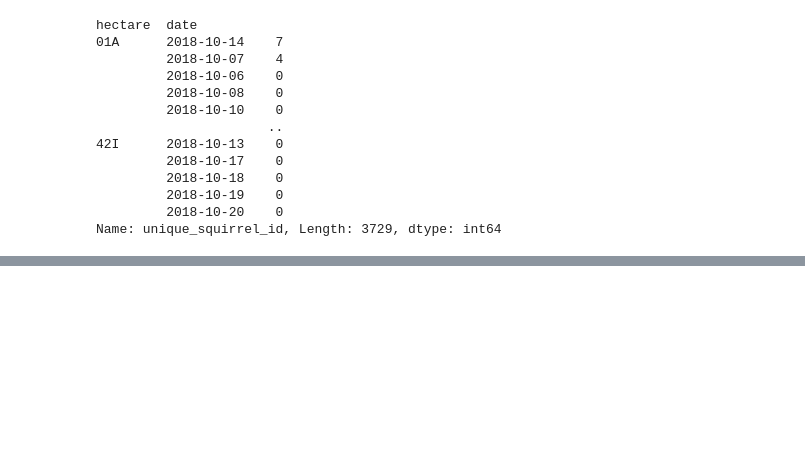
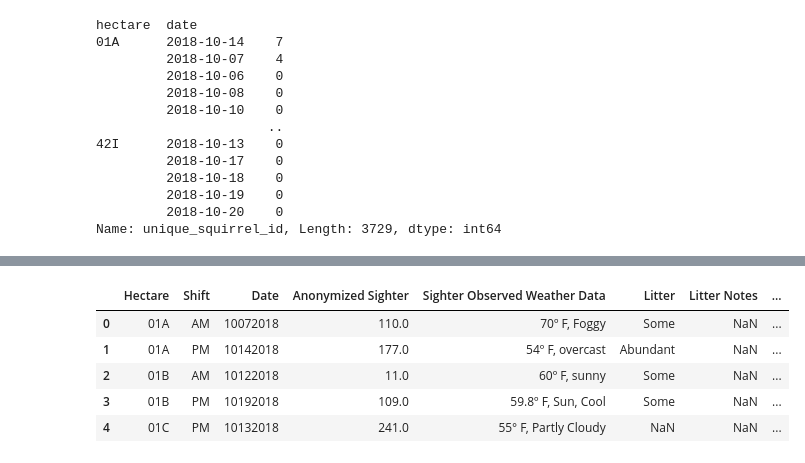
Before and after one commit to WookwonShim/data-analysis, a Jupyter notebook: 2018_central_park_squirrel_census.ipynb, the cells around one changed output, grey strips where cells are left out. Saved outputs shown, nothing was run; the diff lists cells and outputs as text; code cells hidden in the pictures; blank space fills up the shorter version.

```diff
--- a/2018_central_park_squirrel_census.ipynb
+++ b/2018_central_park_squirrel_census.ipynb
@@ -440,0 +468,14 @@ Name: unique_squirrel_id, Length: 3729, dtype: int64
+# %%
+hectare.head()
+
+# take a look at sighters
+# take a look at the time. the data dictionary wasn't available for hectare-data.
+# see the num of squir
+# litter is tracked? does it attrac squirrels?
+# %% [output]
+|  | Hectare | Shift | Date | Anonymized Sighter | Sighter Observed Weather Data | Litter | Litter Notes | ... |
+| 0 | 01A | AM | 10072018 | 110.0 | 70º F, Foggy | Some | NaN | ... |
+| 1 | 01A | PM | 10142018 | 177.0 | 54º F, overcast | Abundant | NaN | ... |
+| 2 | 01B | AM | 10122018 | 11.0 | 60º F, sunny | Some | NaN | ... |
+| 3 | 01B | PM | 10192018 | 109.0 | 59.8º F, Sun, Cool | Some | NaN | ... |
+| 4 | 01C | PM | 10132018 | 241.0 | 55° F, Partly Cloudy | NaN | NaN | ... |
```
Also changed, not shown: parts of 15 cells of this notebook.
